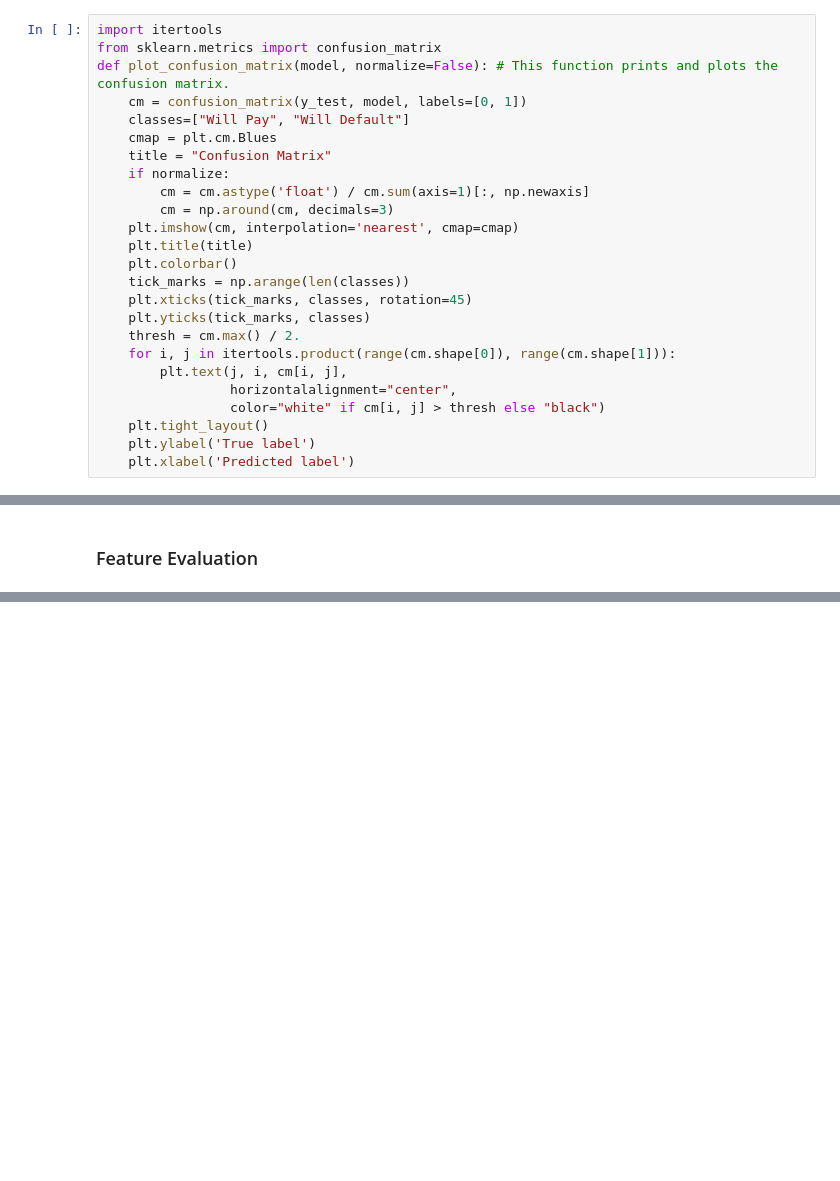
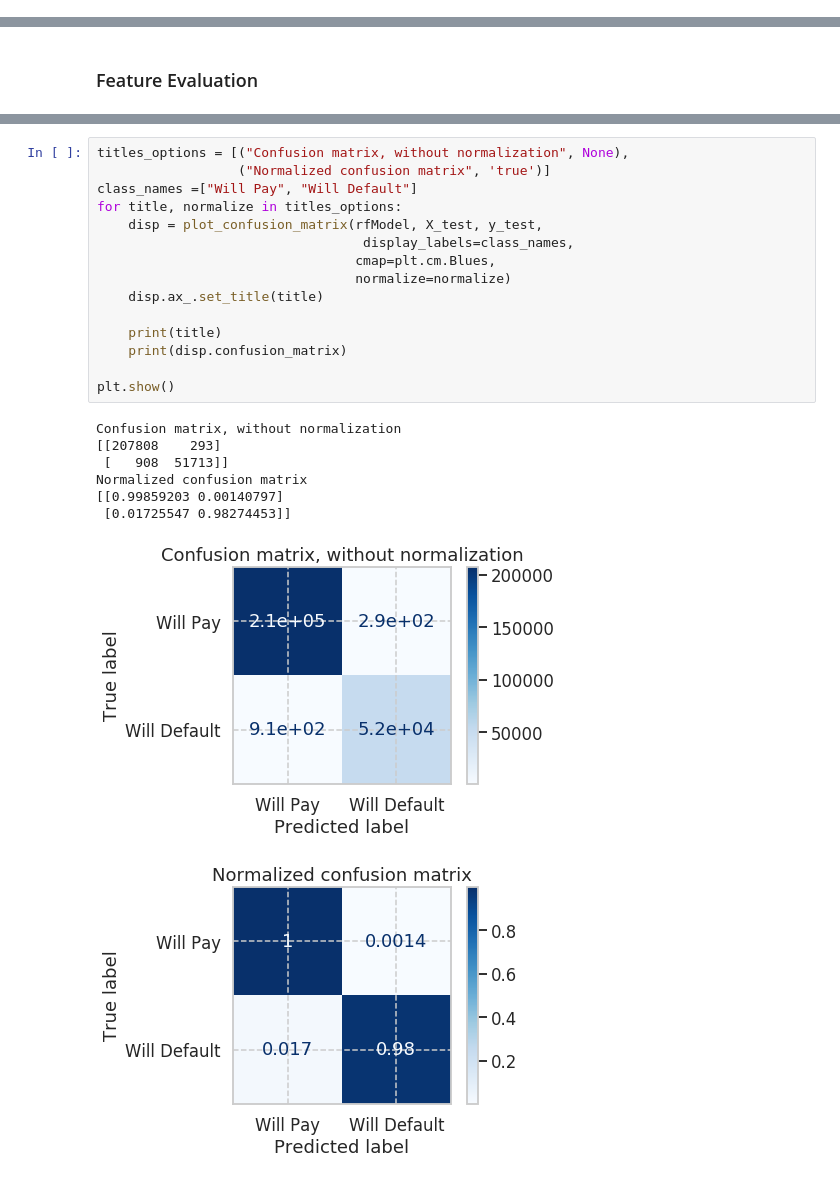
Before and after one commit to rahilshah10/loan-sharks, a Jupyter notebook: Final_Model_Evaluation.ipynb, the cells around one changed output, grey strips where cells are left out. Drawn from its saved outputs; the diff is of its cells as text; blank space fills up the shorter version.

```diff
--- a/Final_Model_Evaluation.ipynb
+++ b/Final_Model_Evaluation.ipynb
@@ -391,31 +396,6 @@ def plotAUC(truth, pred, lab):
 ### Confusion Matrix function
 # %% [markdown]
 Creating a Confusion Matrix function to be used for all the models.
-# %%
-import itertools
-from sklearn.metrics import confusion_matrix
-def plot_confusion_matrix(model, normalize=False): # This function prints and plots the confusion matrix.
-    cm = confusion_matrix(y_test, model, labels=[0, 1])
-    classes=["Will Pay", "Will Default"]
-    cmap = plt.cm.Blues
-    title = "Confusion Matrix"
-    if normalize:
-        cm = cm.astype('float') / cm.sum(axis=1)[:, np.newaxis]
-        cm = np.around(cm, decimals=3)
-    plt.imshow(cm, interpolation='nearest', cmap=cmap)
-    plt.title(title)
-    plt.colorbar()
-    tick_marks = np.arange(len(classes))
-    plt.xticks(tick_marks, classes, rotation=45)
-    plt.yticks(tick_marks, classes)
-    thresh = cm.max() / 2.
-    for i, j in itertools.product(range(cm.shape[0]), range(cm.shape[1])):
-        plt.text(j, i, cm[i, j],
-                 horizontalalignment="center",
-                 color="white" if cm[i, j] > thresh else "black")
-    plt.tight_layout()
-    plt.ylabel('True label')
-    plt.xlabel('Predicted label')
 # %%
 X_train, X_test, y_train, y_test = train_test_split(data_clean_full.iloc[:,:-1],
                                                     data_clean_full.iloc[:,-1], test_size=0.2,
@@ -514,0 +495,24 @@ plt.show()
+# %%
+titles_options = [("Confusion matrix, without normalization", None),
+                  ("Normalized confusion matrix", 'true')]
+class_names =["Will Pay", "Will Default"]
+for title, normalize in titles_options:
+    disp = plot_confusion_matrix(rfModel, X_test, y_test,
+                                  display_labels=class_names,
+                                 cmap=plt.cm.Blues,
+                                 normalize=normalize)
+    disp.ax_.set_title(title)
+
+    print(title)
+    print(disp.confusion_matrix)
+
+plt.show()
+# %% [output]
+Confusion matrix, without normalization
+[[207808    293]
+ [   908  51713]]
+Normalized confusion matrix
+[[0.99859203 0.00140797]
+ [0.01725547 0.98274453]]
+[figure, added]
+[figure, added]
```
Also changed, not shown: parts of 9 cells of this notebook.
